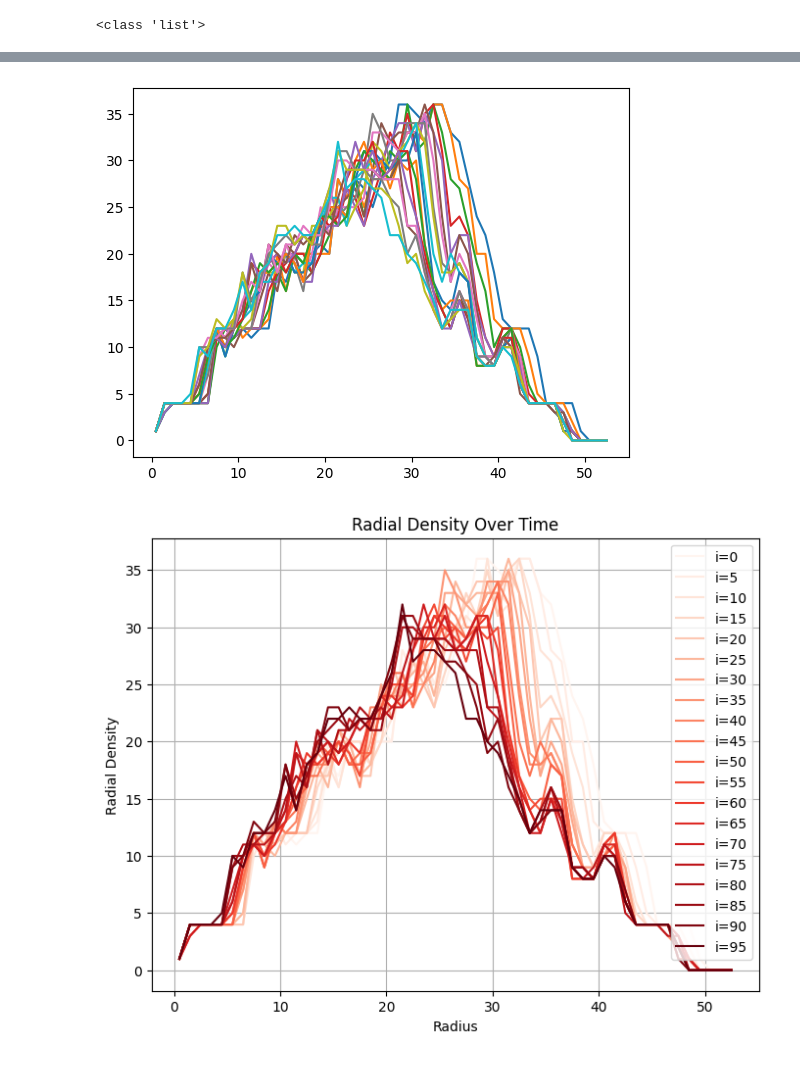
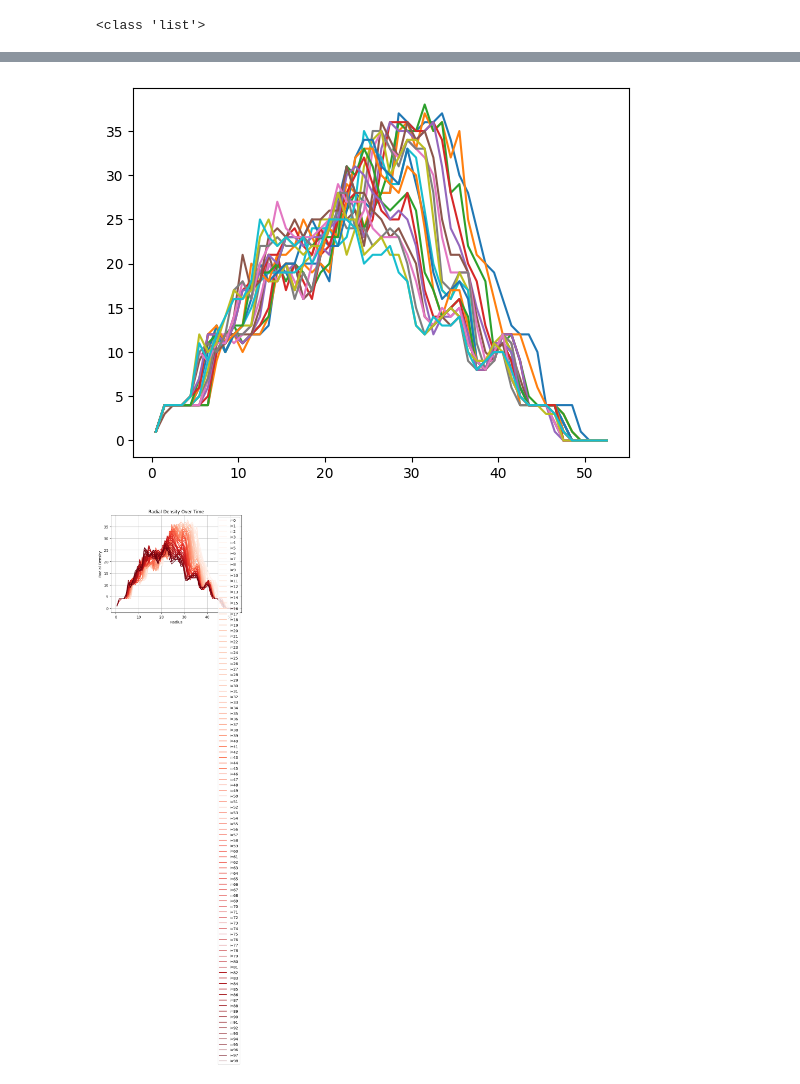
Before and after one commit to kav-kamath/MCF10A_collective_cell_migration, a Jupyter notebook: additional_plotting.ipynb, the cells around one changed output, grey strips where cells are left out. Drawn from its saved outputs; the diff is of its cells as text; code cells hidden in the pictures.

```diff
--- a/additional_plotting.ipynb
+++ b/additional_plotting.ipynb
@@ -91,14 +91,14 @@ Error:
 # %%
 import pickle
 
-with open("trial_data/simulation_results_k0through4.pkl", "rb") as f:
+with open("trial_data/no_zero_choice/simulation_results_k0through4.pkl", "rb") as f:
     simulation_results_k04 = pickle.load(f)
-with open("trial_data/simulation_results_k5through9.pkl", "rb") as f:
+with open("trial_data/no_zero_choice/simulation_results_k5through9.pkl", "rb") as f:
     simulation_results_k59 = pickle.load(f)
-with open("trial_data/simulation_results_k10through14.pkl", "rb") as f:
+with open("trial_data/no_zero_choice/simulation_results_k10through14.pkl", "rb") as f:
     simulation_results_k1014 = pickle.load(f)
-with open("trial_data/simulation_results_k10through14.pkl", "rb") as f:
-    simulation_results_k1014 = pickle.load(f)
+with open("trial_data/no_zero_choice/simulation_results_k15through20.pkl", "rb") as f:
+    simulation_results_k1520 = pickle.load(f)
 
 #sim_data = simulation_results_k1014[4].cell_states
 #sim_light = simulation_results_k1014[4].light_patterns
@@ -107,7 +107,7 @@ with open("trial_data/simulation_results_k10through14.pkl", "rb") as f:
 #animate_cell_simulation(sim_data, sim_times)
 #animate_light_pattern(sim_light, sim_times)
 # %%
-sim_list = simulation_results_k04 + simulation_results_k59 + simulation_results_k1014
+sim_list = simulation_results_k04 + simulation_results_k59 + simulation_results_k1014 + simulation_results_k1520
 
 for i in range(len(sim_list)):
     plot_one_frame(sim_list[i].cell_states[99], title = f"k={i}")
@@ -141,11 +141,11 @@ print(type(sim_list))
 
 counts = []
 
-for i in range(0, len(sim_list[14].cell_states)):
-    counts.append(inside_circle_count(sim_list[14].cell_states[i], 37, 37, 17))
+for i in range(0, len(sim_list[20].cell_states)):
+    counts.append(inside_circle_count(sim_list[20].cell_states[i], 37, 37, 17))
 
 counts = np.array(counts)
-event_times = np.array(sim_list[14].event_times)
+event_times = np.array(sim_list[20].event_times)
 
 plt.plot(event_times, counts)
 # %% [output]
@@ -154,38 +154,29 @@ plt.plot(event_times, counts)
 # %%
 for i in range(0, 99, 5):
-    bin_centers, bin_edges, values = radial_density(sim_list[14].cell_states[i], 1)
+    bin_centers, bin_edges, values = radial_density(sim_list[20].cell_states[i], 1)
     plt.plot(np.array(bin_centers), values)
 # %% [output]
-[figure, old version]
+[figure, new version]
 # %%
-import matplotlib.pyplot as plt
-import numpy as np
-from matplotlib.cm import get_cmap
-
-# Your iterations
-iterations = range(0, 99, 5)
+iterations = range(0, 99, 1)
 num_plots = len(iterations)
 
-# Pick any colormap: Reds, Blues, viridis, plasma, etc.
-cmap = get_cmap("Reds")  # change this to any color scheme
+cmap = plt.colormaps.get_cmap("Reds")
 
-plt.figure(figsize=(8,6))
-
-# Generate colors for each iteration
+# colors for each iteration
 colors = [cmap(i / (num_plots - 1)) for i in range(num_plots)]
 
-for idx, i in enumerate(iterations):
-    bin_centers, bin_edges, values = radial_density(sim_list[14].cell_states[i], bin_width=1)
+for index, i in enumerate(iterations):
+    bin_centers, bin_edges, values = radial_density(sim_list[20].cell_states[i], bin_width=1)
 
-    # Assign the corresponding color
-    plt.plot(bin_centers, values, color=colors[idx], label=f'i={i}')
+    plt.plot(bin_centers, values, color=colors[index], label=f'i={i}')
 
 plt.xlabel('Radius')
 plt.ylabel('Radial Density')
 plt.title('Radial Density Over Time')
 plt.grid(True)
 plt.legend()
 plt.show()
 # %% [output]
-[figure, old version]
+[figure, new version]
 # %%
```
Also changed, not shown: parts of 3 cells of this notebook, 8 other files.
